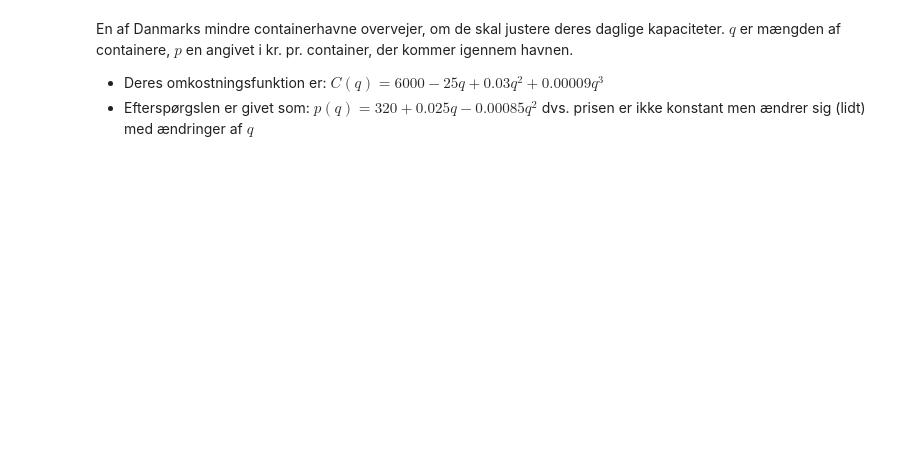
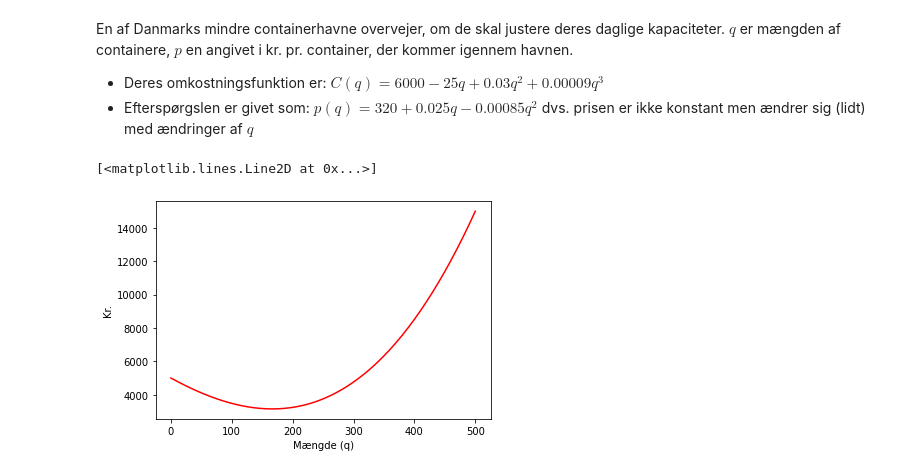
Before and after one commit to RJuro/am-21, a Jupyter notebook: AM21_re_exam_losning_prelim.ipynb, the cells around one changed output. Cells and saved outputs as stored; diff of their text form; code cells hidden in the pictures; blank space fills up the shorter version.

```diff
--- a/AM21_re_exam_losning_prelim.ipynb
+++ b/AM21_re_exam_losning_prelim.ipynb
@@ -273,15 +262,18 @@ $p(q) = 320+0.025q-0.00085q^{2}$ dvs. prisen er ikke konstant men ændrer sig (l
 # %%
 # 2.1 plot C(q)
 # definer 200 punkter mellem 0 og 500 med np.linspace i objektet q_plot
 
-q_plot = ...
+q_plot = np.linspace(0, 500, num=200)
 
-# beregn tilsvarende p-værdier ud fra q_plot og plot C(q)
+# beregn tilsvarende p-værdier og plot
 
-p_plot_1 = ...
+p_plot_1 = 6000-25*q_plot+0.03*q_plot**2+0.00009*q_plot**3
 
 plt.xlabel('Mængde (q)')
 plt.ylabel('Kr.')
 
 plt.plot(q_plot, p_plot_1, color = "red")
+# %% [output]
+[<matplotlib.lines.Line2D at 0x...>]
+[figure, added]
 # %%
```
Also changed, not shown: parts of 46 cells of this notebook.
